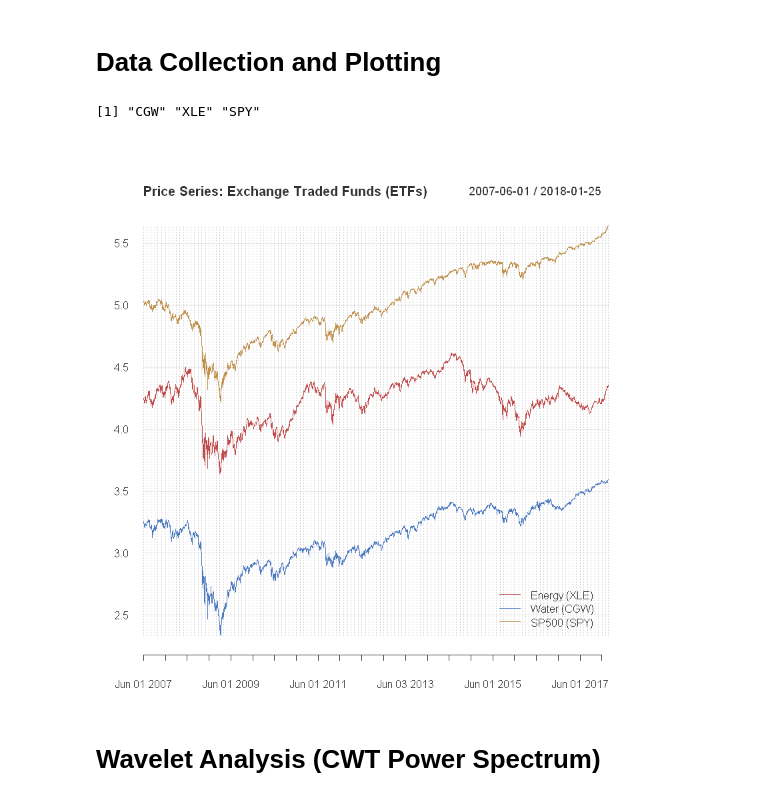
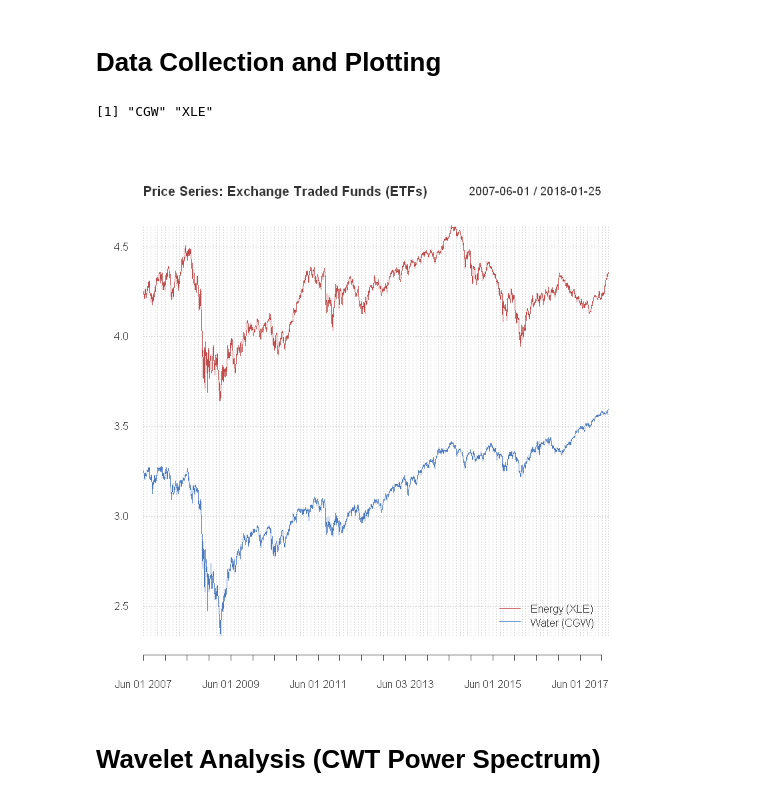
Before and after one commit to kcraath/2018INFINITI_Workshop, a Jupyter notebook: Unit 2 - CWT Power Spectrum and Wavelet Coherence of Water and Energy.ipynb, the cells around one changed output. Drawn from its saved outputs; the diff is of its cells as text; code cells hidden in the pictures.

```diff
--- a/Unit 2 - CWT Power Spectrum and Wavelet Coherence of Water and Energy.ipynb
+++ b/Unit 2 - CWT Power Spectrum and Wavelet Coherence of Water and Energy.ipynb
@@ -29,34 +29,38 @@ require(PerformanceAnalytics)
 require(biwavelet)
 # %%
 # Identify the tickers of interest
-tickers <- c("CGW","XLE", "SPY")
+tickers <- c("CGW","XLE")
+
 # Download these tickers from Yahoo for the dates in the presentation
 getSymbols(tickers,src="yahoo", from = "2007-06-01",to = "2018-01-26")
+
 # Merge all the Price series into one dataframe
 AllPrices <- do.call(merge, lapply(tickers, function(x) get(x)))
 
 #Some of these series have (NA) missing values for dates when others
-# do not have missiong vaulesin the series so we interpolate for these values
+# do not have missing values in the series so we interpolate for these values
 AllPrices$CGW.Close <- interpNA(AllPrices$CGW.Close)
 AllPrices$XLE.Close <- interpNA(AllPrices$XLE.Close)
-AllPrices$SPY.Close <- interpNA(AllPrices$SPY.Close)
 
-#Plot the log prices
+#log prices
 price.pair <- log(cbind(AllPrices$XLE.Close ,AllPrices$CGW.Close, AllPrices$SPY.Close))
-colnames(price.pair) <- c("Energy (XLE)", "Water (CGW)", "SP500 (SPY)")
+
+#Identify Names, key dates, and key labels
+colnames(price.pair) <- c("Energy (XLE)", "Water (CGW)")
 key.dates <- c("2007-08-09","2011-04-01","2014-07-01", "2016-01-04");
 key.labels <- c("Start of Financial Crisis: Seizure in the banking system",
                 "End of Financial Crisis (Peak)", "Start of Oil Glut (Peak)", "End of Oil Glut (Trough)")
-#2007-08-09: Seizure in the banking system
+
+#Plot the timeseries and the key dates
 chart.TimeSeries(price.pair, colorset = rainbow10equal[c(1,7,2)],
                  legend.loc = "bottomright", ylab = "Prices (logscale)",
                  main = "Price Series: Exchange Traded Funds (ETFs)", las = 3,
                  lwd = 0.5, cex.main = 1.5, cex.legend = 0.9, pch = " ", cex.labels = 0.8,
                  lty = c(1,1,1),event.lines = key.dates, event.labels = key.labels,
                  event.color = c("darkslategrey", "darkslategrey", "darkslategrey", "darkslategrey"))
 # %% [output]
-[1] "CGW" "XLE" "SPY"
+[1] "CGW" "XLE"
-[figure, old version]
+[figure, new version]
 # %% [markdown]
 # Wavelet Analysis (CWT Power Spectrum)
 # %%
```
Also changed, not shown: parts of 3 cells of this notebook, 4 other files.
